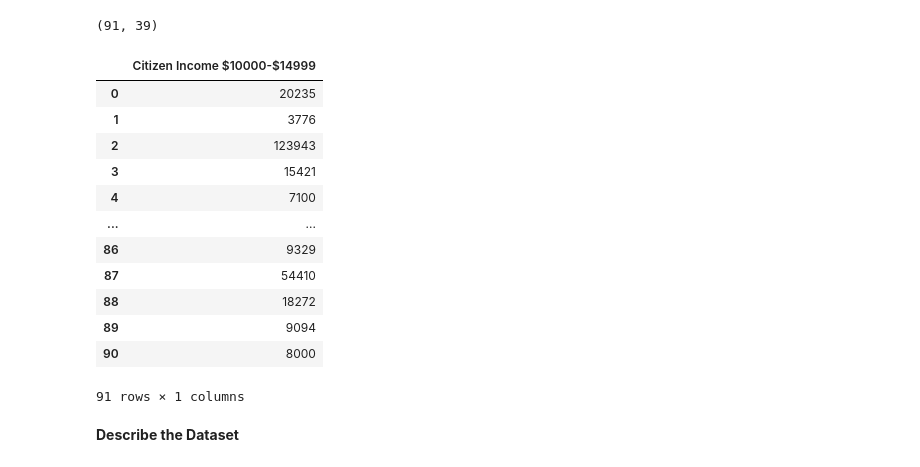
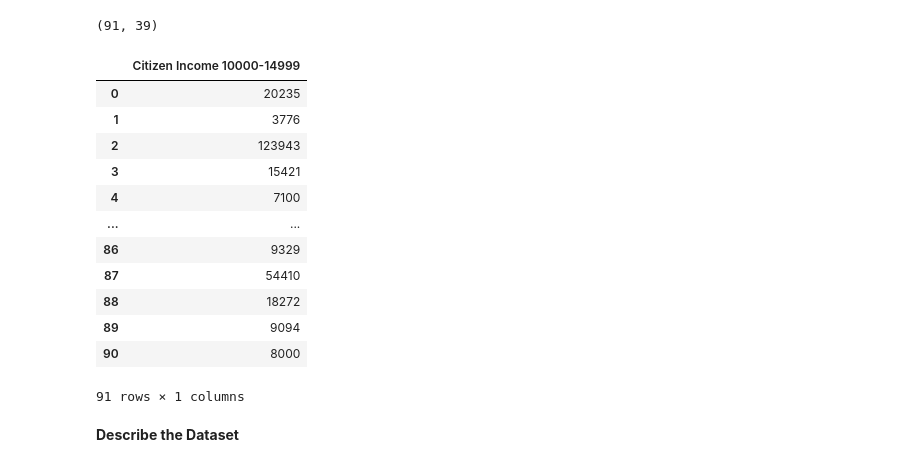
Before and after one commit to monikasivilli/Capstone-Project, a Jupyter notebook: LinReg.ipynb, the cells around one changed output. Saved outputs shown, nothing was run; the diff lists cells and outputs as text; code cells hidden in the pictures.

```diff
--- a/LinReg.ipynb
+++ b/LinReg.ipynb
@@ -48,9 +48,9 @@ data.shape
 (91, 39)
 # %%
 # test output of specific column
-data[['Citizen Income $10000-$14999']]
+data[['Citizen Income 10000-14999']]
 # %% [output]
-|  | Citizen Income $10000-$14999 |
+|  | Citizen Income 10000-14999 |
 | 0 | 20235 |
 | 1 | 3776 |
 | 2 | 123943 |
```
Also changed, not shown: parts of 13 cells of this notebook, 2 other files.
